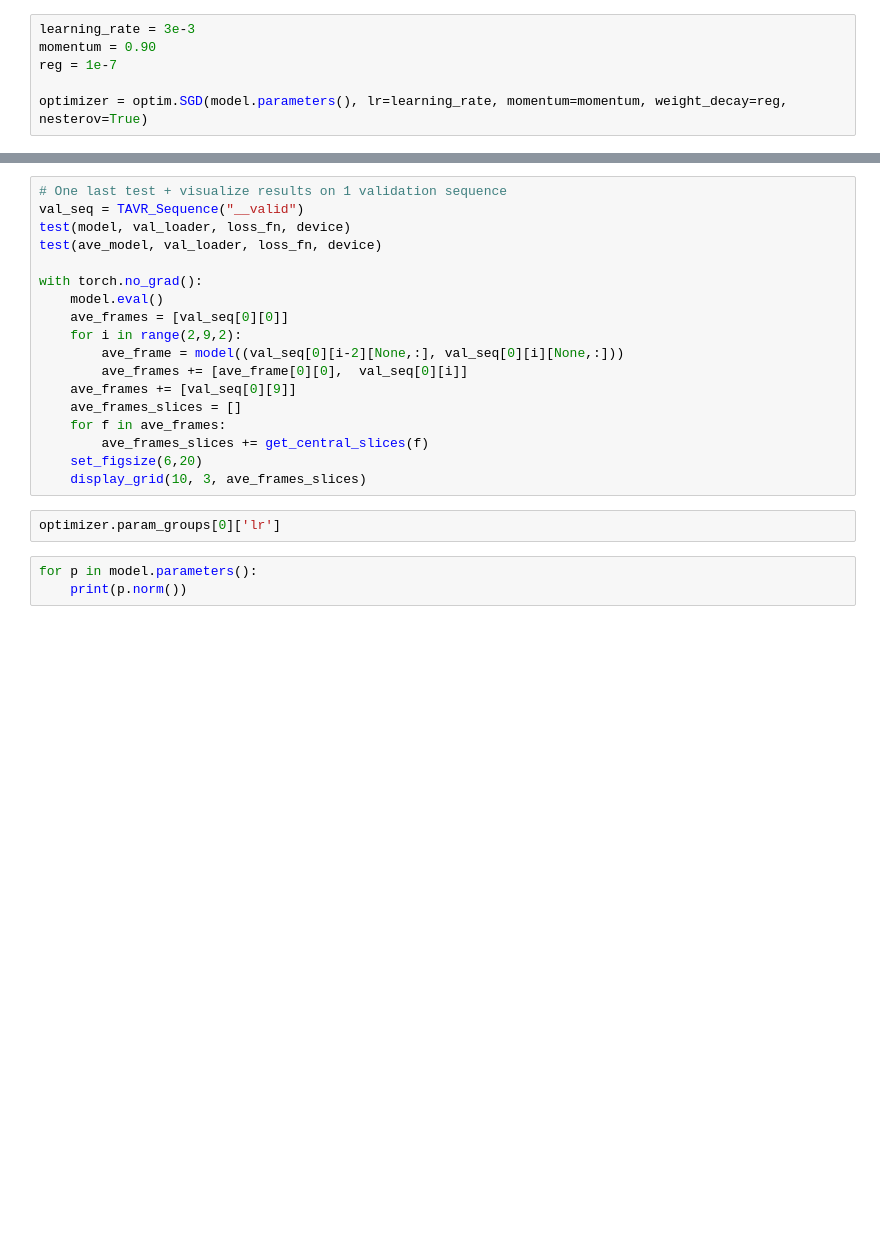
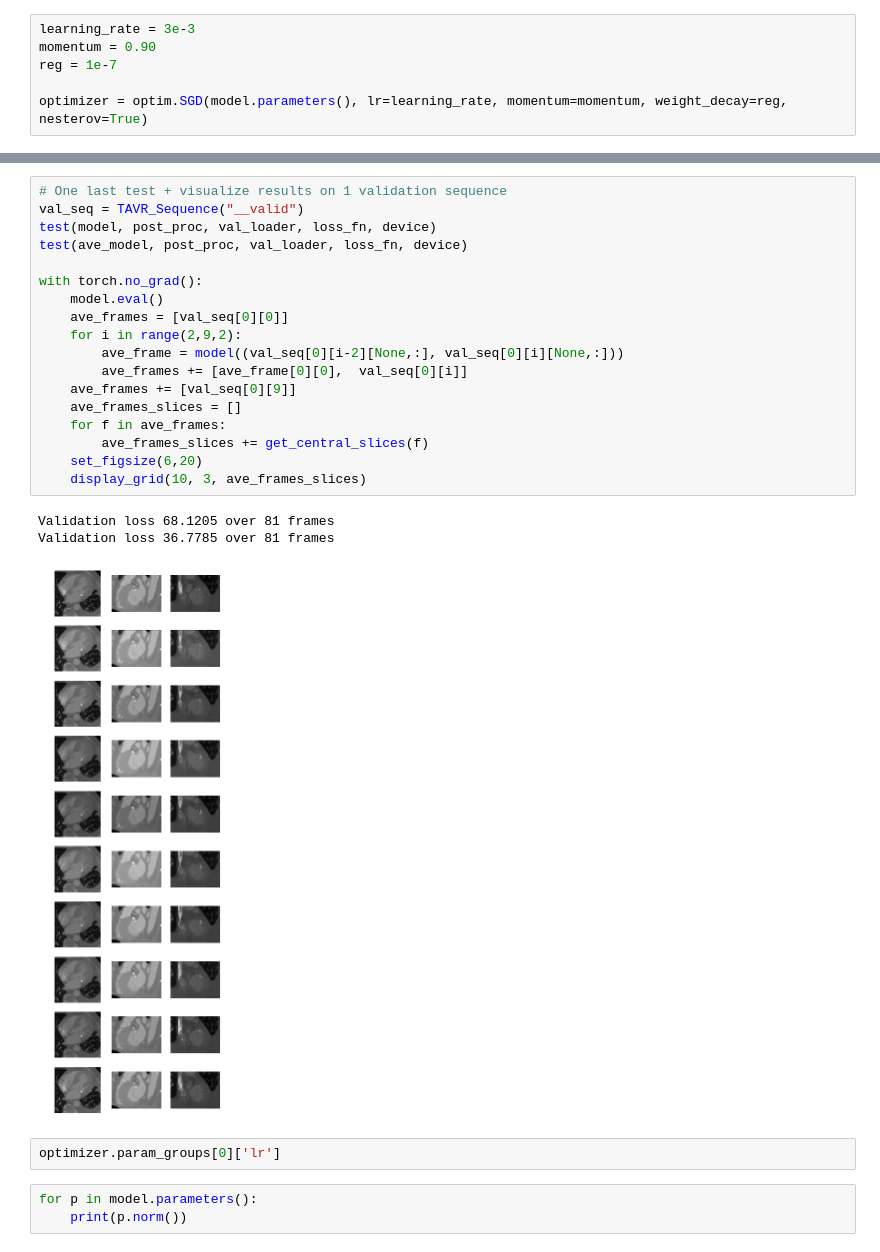
Before and after one commit to leonl0000/231n, a Jupyter notebook: Model 4 (Basic+PixelNorm) Run 0 [New Preprocessing methods].ipynb, the cells around one changed output, grey strips where cells are left out. Cells and saved outputs as stored; diff of their text form; blank space fills up the shorter version.

```diff
--- a/Model 4 (Basic+PixelNorm) Run 0 [New Preprocessing methods].ipynb
+++ b/Model 4 (Basic+PixelNorm) Run 0 [New Preprocessing methods].ipynb
@@ -51,21 +75,25 @@ train(model, post_proc, optimizer, train_loader, val_loader, loss_fn, device,
 # %%
 # One last test + visualize results on 1 validation sequence
 val_seq = TAVR_Sequence("__valid")
-test(model, val_loader, loss_fn, device)
-test(ave_model, val_loader, loss_fn, device)
+test(model, post_proc, val_loader, loss_fn, device)
+test(ave_model, post_proc, val_loader, loss_fn, device)
 
 with torch.no_grad():
     model.eval()
     ave_frames = [val_seq[0][0]]
     for i in range(2,9,2):
         ave_frame = model((val_seq[0][i-2][None,:], val_seq[0][i][None,:]))
         ave_frames += [ave_frame[0][0],  val_seq[0][i]]
     ave_frames += [val_seq[0][9]]
     ave_frames_slices = []
     for f in ave_frames:
         ave_frames_slices += get_central_slices(f)
     set_figsize(6,20)
     display_grid(10, 3, ave_frames_slices)
+# %% [output]
+Validation loss 68.1205 over 81 frames
+Validation loss 36.7785 over 81 frames
+[figure, added]
 # %%
 optimizer.param_groups[0]['lr']
 # %%
```
Also changed, not shown: parts of 3 cells of this notebook.
